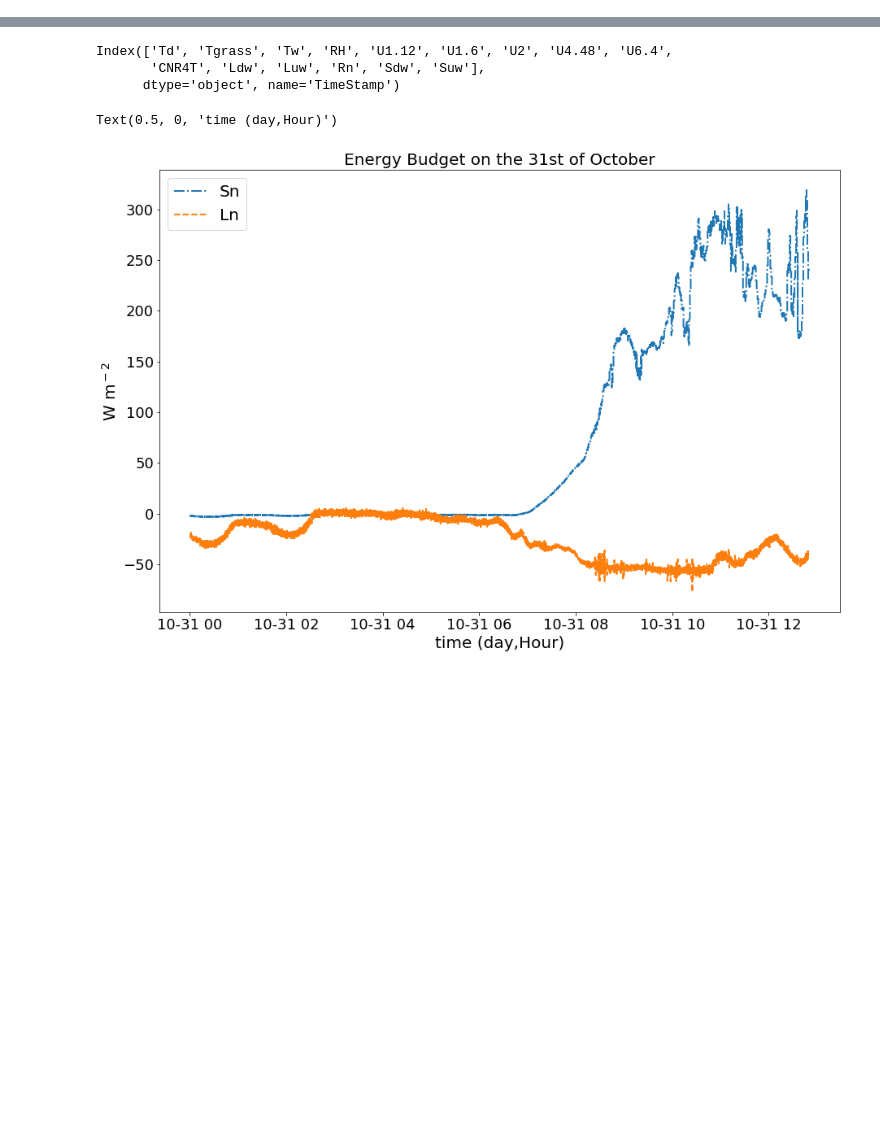
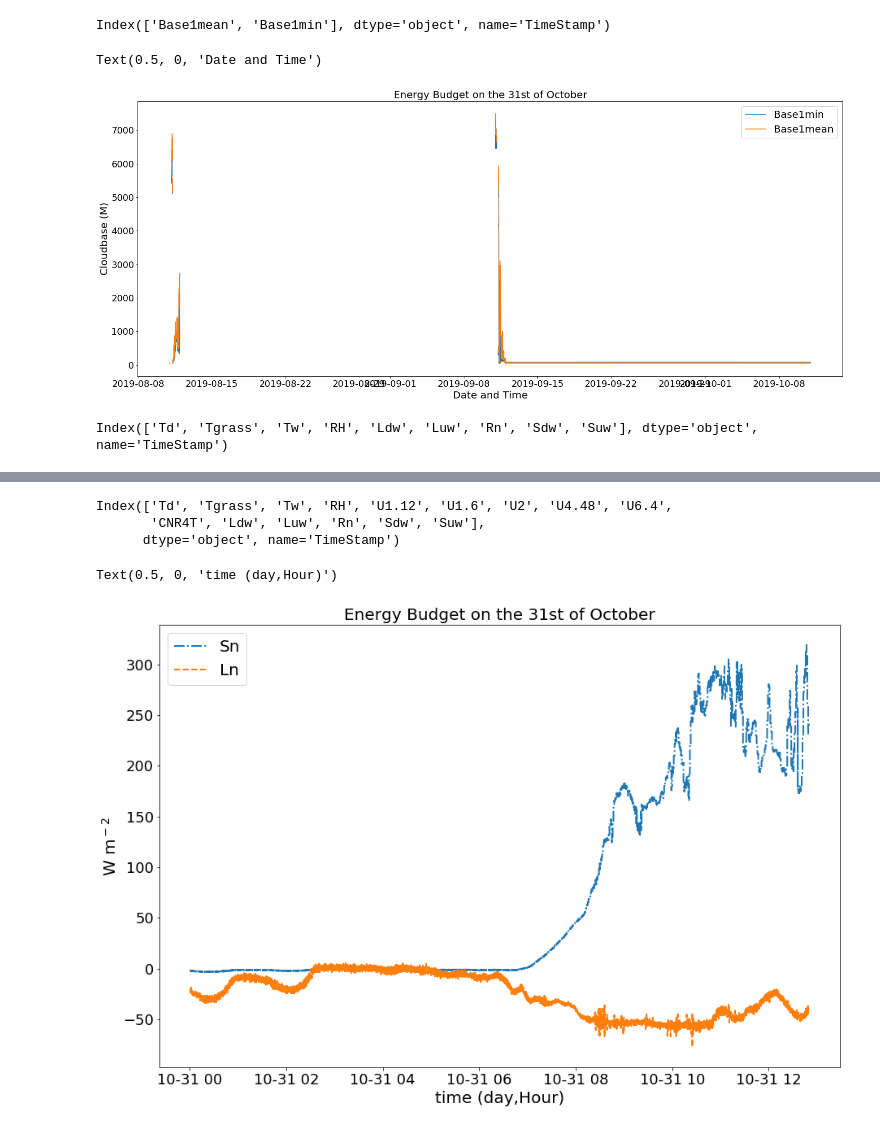
Before and after one commit to IsabelSmith1998/Assignment-Two--25002661, a Jupyter notebook: Assignmnet two.ipynb, the cells around one changed output, grey strips where cells are left out. Cells and saved outputs as stored; diff of their text form; code cells hidden in the pictures; blank space fills up the shorter version.

```diff
--- a/Assignmnet two.ipynb
+++ b/Assignmnet two.ipynb
@@ -11,0 +12,20 @@ list(Path().cwd().glob('*xlsx'))
+# %%
+df8 =pd.read_csv("8-10th.csv",header=[0,1],index_col=0)
+df8=df8.droplevel(1,axis=1)
+df8.index=pd.to_datetime(df8.index)
+# %%
+df8.columns
+# %% [output]
+Index(['Base1mean', 'Base1min'], dtype='object', name='TimeStamp')
+# %%
+plt.figure(num=1, figsize=(25,10))
+plt.plot(df8.Base1min)
+plt.plot(df8.Base1mean)
+plt.ylabel('Cloudbase (M)',fontsize=20)
+plt.legend(loc='best',fontsize=20)
+plt.tick_params(labelsize= 18)
+plt.title('Energy Budget on the 31st of October',fontsize=20)
+plt.xlabel('Date and Time',fontsize=20)
+# %% [output]
+Text(0.5, 0, 'Date and Time')
+[figure, added]
@@ -11,0 +36,4 @@ list(Path().cwd().glob('*xlsx'))
+# %%
+df9.columns
+# %% [output]
+Index(['Td', 'Tgrass', 'Tw', 'RH', 'Ldw', 'Luw', 'Rn', 'Sdw', 'Suw'], dtype='object', name='TimeStamp')
```
Also changed, not shown: parts of 5 cells of this notebook, 4 other files.
